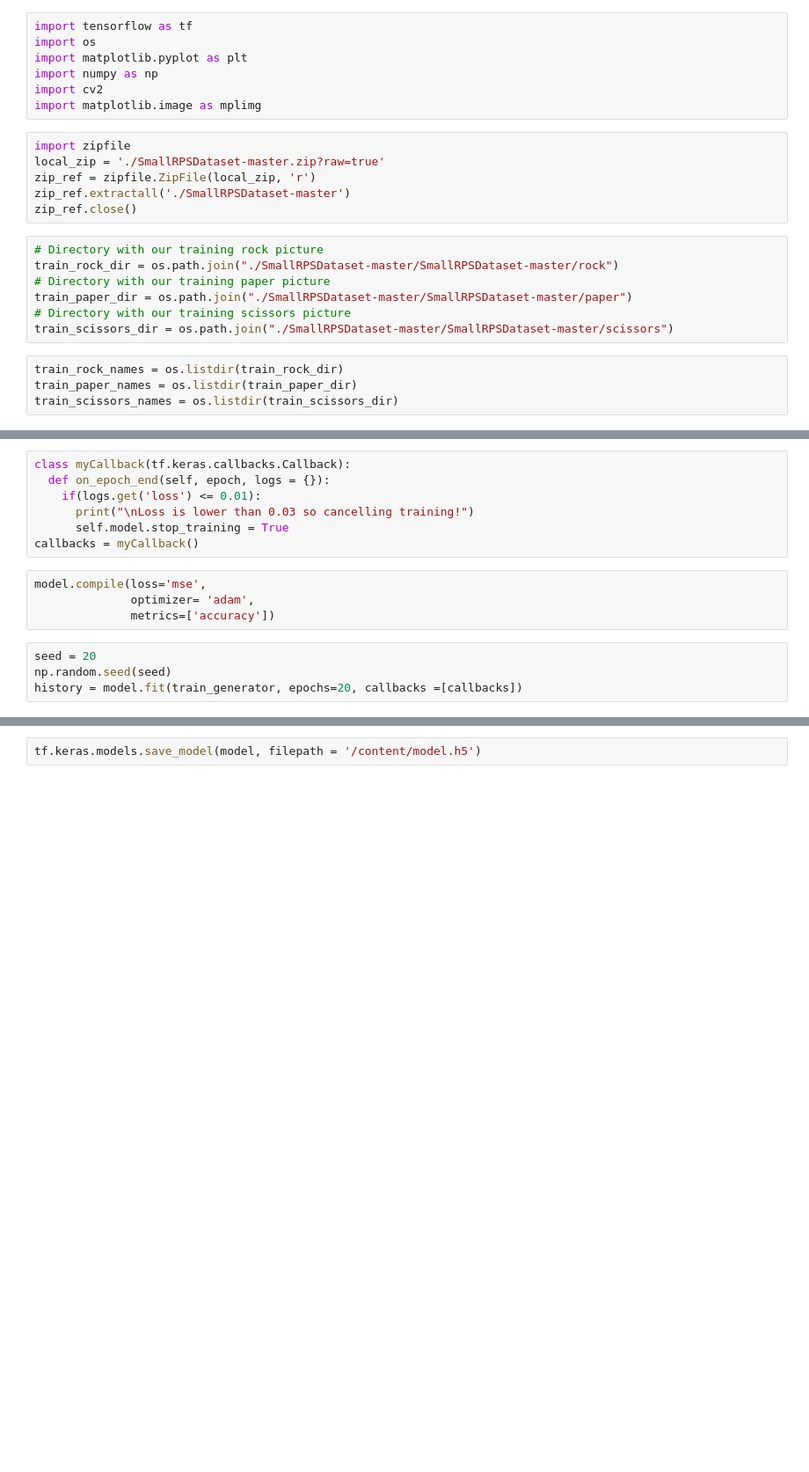
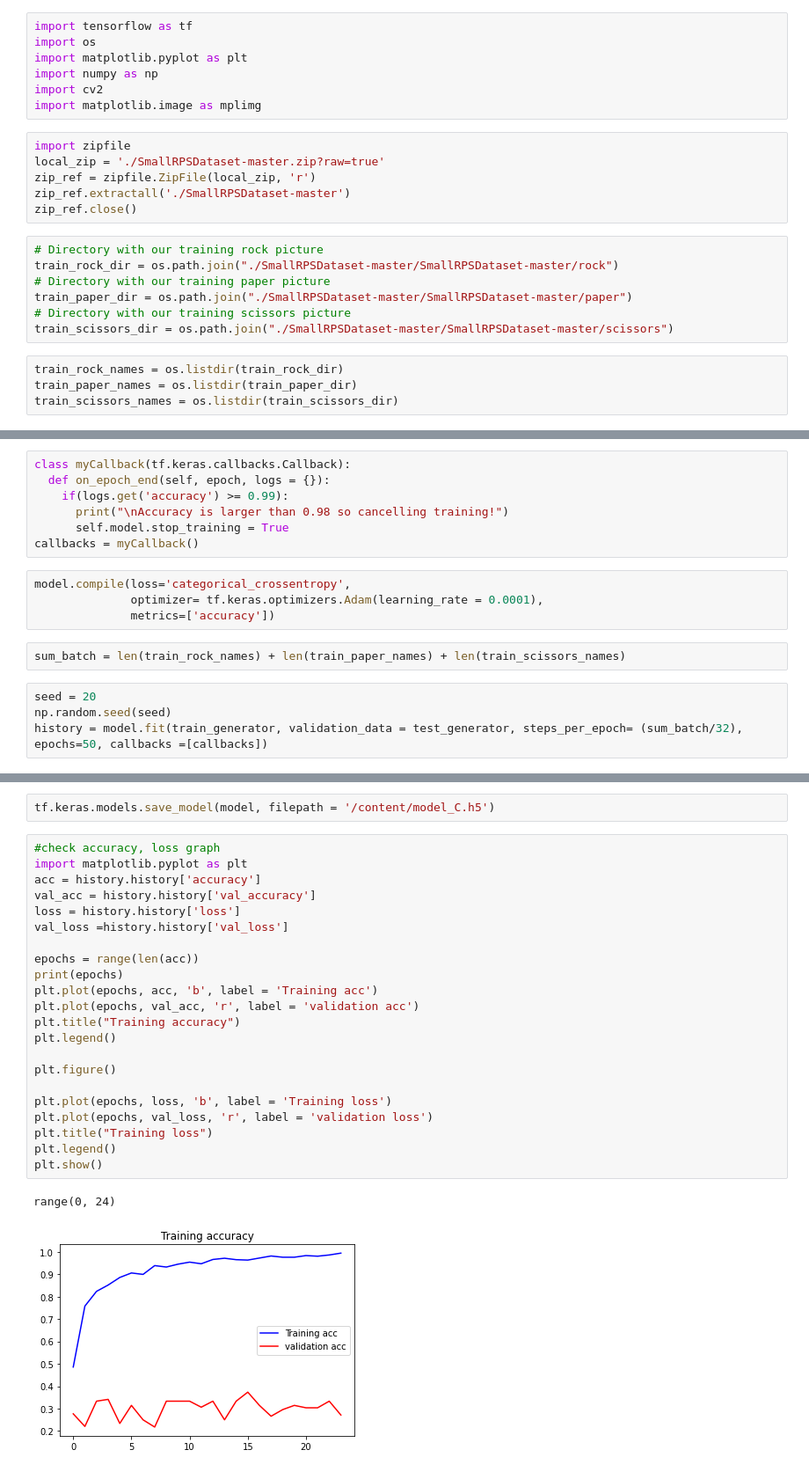
Before and after one commit to QuocBao02/Recognize_Rock_Paper_Scissors_Application, a Jupyter notebook: Recognize_Application.ipynb, the cells around one changed output, grey strips where cells are left out. Shown: that part at 88% size. Saved outputs shown, nothing was run; the diff lists cells and outputs as text; blank space fills up the shorter version.

```diff
--- a/Recognize_Application.ipynb
+++ b/Recognize_Application.ipynb
@@ -114,16 +155,18 @@ Found 897 images belonging to 3 classes.
 # %%
 class myCallback(tf.keras.callbacks.Callback):
   def on_epoch_end(self, epoch, logs = {}):
-    if(logs.get('loss') <= 0.01):
-      print("\nLoss is lower than 0.03 so cancelling training!")
+    if(logs.get('accuracy') >= 0.99):
+      print("\nAccuracy is larger than 0.98 so cancelling training!")
       self.model.stop_training = True
 callbacks = myCallback()
 # %%
-model.compile(loss='mse',
-              optimizer= 'adam',
+model.compile(loss='categorical_crossentropy',
+              optimizer= tf.keras.optimizers.Adam(learning_rate = 0.0001),
               metrics=['accuracy'])
+# %%
+sum_batch = len(train_rock_names) + len(train_paper_names) + len(train_scissors_names)
 # %%
 seed = 20
 np.random.seed(seed)
-history = model.fit(train_generator, epochs=20, callbacks =[callbacks])
+history = model.fit(train_generator, validation_data = test_generator, steps_per_epoch= (sum_batch/32),  epochs=50, callbacks =[callbacks])
 # %% [output]
@@ -147,2 +190,27 @@ Loss is lower than 0.03 so cancelling training!
 # %%
-tf.keras.models.save_model(model, filepath = '/content/model.h5')
+tf.keras.models.save_model(model, filepath = '/content/model_C.h5')
+# %%
+#check accuracy, loss graph
+import matplotlib.pyplot as plt
+acc = history.history['accuracy']
+val_acc = history.history['val_accuracy']
+loss = history.history['loss']
+val_loss =history.history['val_loss']
+
+epochs = range(len(acc))
+print(epochs)
+plt.plot(epochs, acc, 'b', label = 'Training acc')
+plt.plot(epochs, val_acc, 'r', label = 'validation acc')
+plt.title("Training accuracy")
+plt.legend()
+
+plt.figure()
+
+plt.plot(epochs, loss, 'b', label = 'Training loss')
+plt.plot(epochs, val_loss, 'r', label = 'validation loss')
+plt.title("Training loss")
+plt.legend()
+plt.show()
+# %% [output]
+range(0, 24)
+[figure, added]
```
Also changed, not shown: parts of 11 cells of this notebook.
